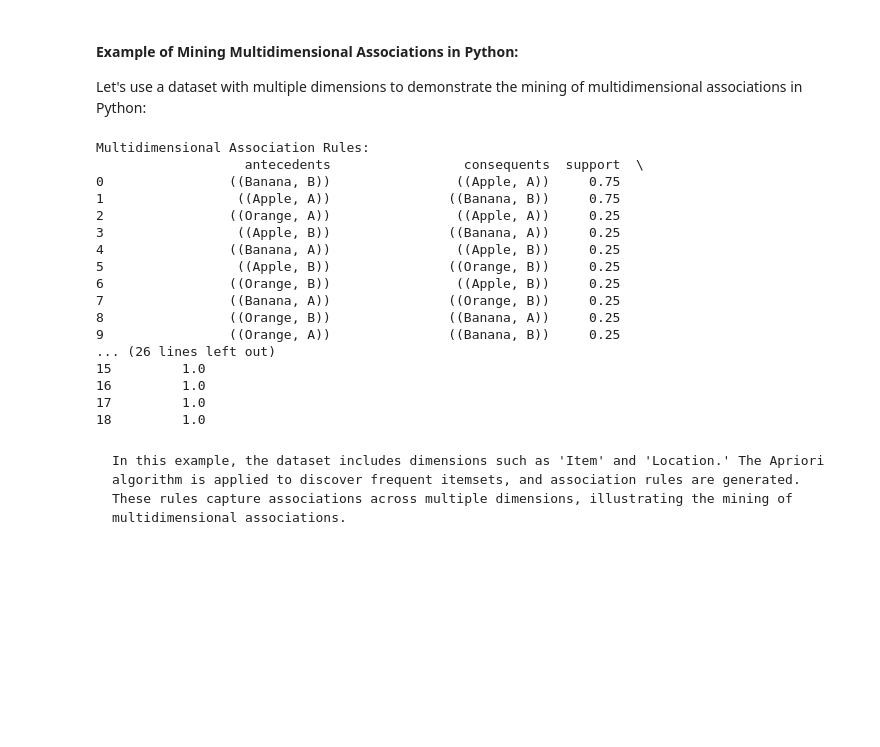
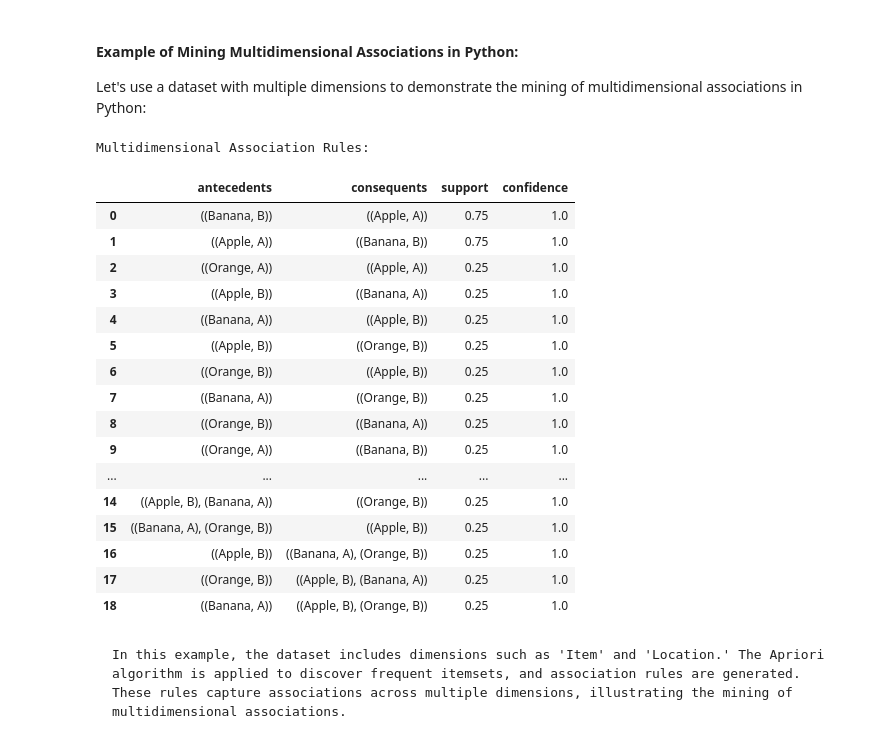
Before and after one commit to kcv-if/Modul-DM-RKA, a Jupyter notebook: Materi/5 - Sequential/5 - Sequential Pattern Analysis.ipynb, the cells around one changed output. Cells and saved outputs as stored; diff of their text form; code cells hidden in the pictures; blank space fills up the shorter version.

```diff
--- a/Materi/5 - Sequential/5 - Sequential Pattern Analysis.ipynb
+++ b/Materi/5 - Sequential/5 - Sequential Pattern Analysis.ipynb
@@ -123,49 +123,50 @@ Let's use a dataset with multiple dimensions to demonstrate the mining of multid
 # %%
 # Install the mlxtend library if not already installed
 # pip install mlxtend
 
 import pandas as pd
 from mlxtend.frequent_patterns import apriori, association_rules
 
 # Simulate a dataset with multiple dimensions
 data = {
     'TransactionID': [1, 1, 2, 2, 3, 3, 3, 4, 4, 4],
     'Item': ['Apple', 'Banana', 'Apple', 'Banana', 'Apple', 'Banana', 'Orange', 'Apple', 'Banana', 'Orange'],
     'Location': ['A', 'B', 'A', 'B', 'A', 'B', 'A', 'B', 'A', 'B']
 }
 
 df = pd.DataFrame(data)
 
 # Perform one-hot encoding to prepare data for Apriori algorithm
 basket = pd.crosstab(index=df['TransactionID'], columns=[df['Item'], df['Location']]).applymap(lambda x: 1 if x > 0 else 0)
 
 # Apply Apriori algorithm to find frequent itemsets
 frequent_itemsets = apriori(basket, min_support=0.2, use_colnames=True)
 
 # Generate association rules
 rules = association_rules(frequent_itemsets, metric='confidence', min_threshold=0.7)
 
 # Display the rules with multiple dimensions
 print("Multidimensional Association Rules:")
-print(rules[['antecedents', 'consequents', 'support', 'confidence']])
+display(rules[['antecedents', 'consequents', 'support', 'confidence']])
 # %% [output]
 Multidimensional Association Rules:
-                   antecedents                 consequents  support  \
-0                ((Banana, B))                ((Apple, A))     0.75
-1                 ((Apple, A))               ((Banana, B))     0.75
-2                ((Orange, A))                ((Apple, A))     0.25
-3                 ((Apple, B))               ((Banana, A))     0.25
-4                ((Banana, A))                ((Apple, B))     0.25
-5                 ((Apple, B))               ((Orange, B))     0.25
-6                ((Orange, B))                ((Apple, B))     0.25
-7                ((Banana, A))               ((Orange, B))     0.25
-8                ((Orange, B))               ((Banana, A))     0.25
-9                ((Orange, A))               ((Banana, B))     0.25
-... (26 lines left out)
-15         1.0
-16         1.0
-17         1.0
-18         1.0
+|  | antecedents | consequents | support | confidence |
+| 0 | ((Banana, B)) | ((Apple, A)) | 0.75 | 1.0 |
+| 1 | ((Apple, A)) | ((Banana, B)) | 0.75 | 1.0 |
+| 2 | ((Orange, A)) | ((Apple, A)) | 0.25 | 1.0 |
+| 3 | ((Apple, B)) | ((Banana, A)) | 0.25 | 1.0 |
+| 4 | ((Banana, A)) | ((Apple, B)) | 0.25 | 1.0 |
+| 5 | ((Apple, B)) | ((Orange, B)) | 0.25 | 1.0 |
+| 6 | ((Orange, B)) | ((Apple, B)) | 0.25 | 1.0 |
+| 7 | ((Banana, A)) | ((Orange, B)) | 0.25 | 1.0 |
+| 8 | ((Orange, B)) | ((Banana, A)) | 0.25 | 1.0 |
+| 9 | ((Orange, A)) | ((Banana, B)) | 0.25 | 1.0 |
+| ... | ... | ... | ... | ... |
+| 14 | ((Apple, B), (Banana, A)) | ((Orange, B)) | 0.25 | 1.0 |
+| 15 | ((Banana, A), (Orange, B)) | ((Apple, B)) | 0.25 | 1.0 |
+| 16 | ((Apple, B)) | ((Banana, A), (Orange, B)) | 0.25 | 1.0 |
+| 17 | ((Orange, B)) | ((Apple, B), (Banana, A)) | 0.25 | 1.0 |
+| 18 | ((Banana, A)) | ((Apple, B), (Orange, B)) | 0.25 | 1.0 |
 # %% [markdown]
     In this example, the dataset includes dimensions such as 'Item' and 'Location.' The Apriori algorithm is applied to discover frequent itemsets, and association rules are generated. These rules capture associations across multiple dimensions, illustrating the mining of multidimensional associations.
 # %% [markdown]
```
Also changed, not shown: parts of 4 cells of this notebook.
